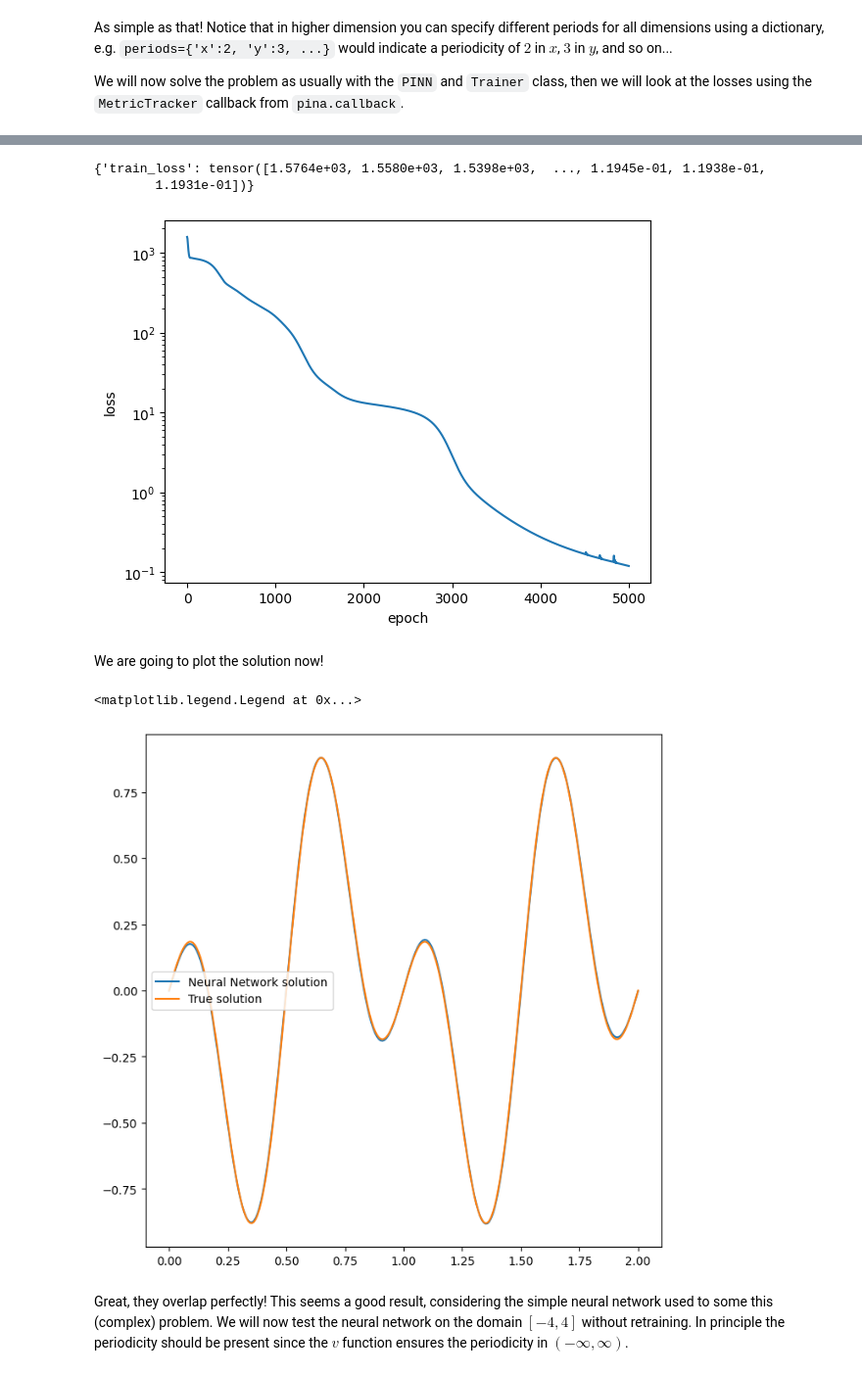
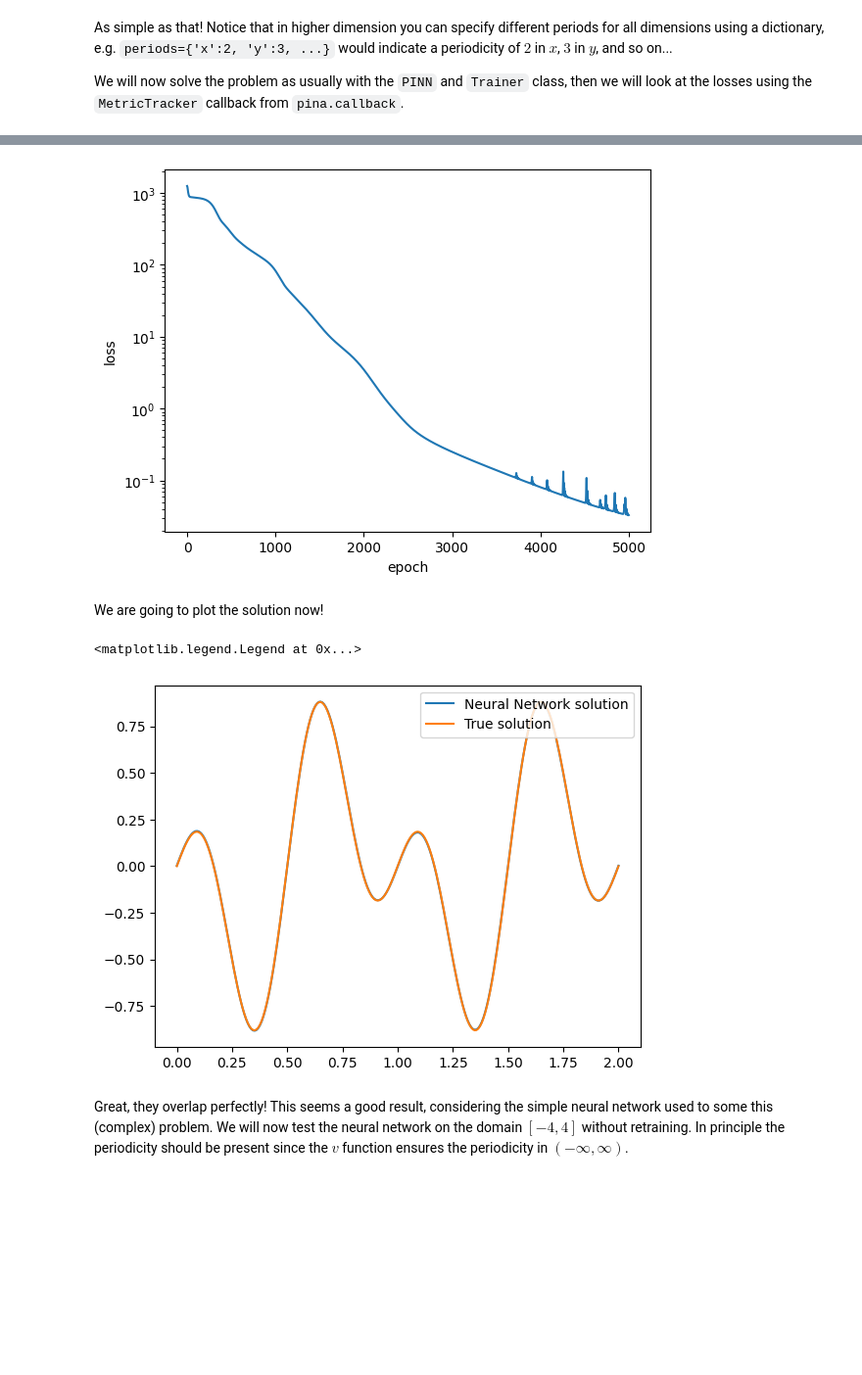
Before and after one commit to mathLab/PINA, a Jupyter notebook: tutorials/tutorial9/tutorial.ipynb, the cells around one changed output, grey strips where cells are left out. Shown at 98% size. Cells and saved outputs as stored; diff of their text form; code cells hidden in the pictures; blank space fills up the shorter version.

```diff
--- a/tutorials/tutorial9/tutorial.ipynb
+++ b/tutorials/tutorial9/tutorial.ipynb
@@ -129,15 +137,19 @@ would indicate a periodicity of $2$ in $x$, $3$ in $y$, and so on...
 
 We will now solve the problem as usually with the `PINN` and `Trainer` class, then we will look at the losses using the `MetricTracker` callback from `pina.callback`.
 # %%
-from pina.callback import MetricTracker
-from pina.optim import TorchOptimizer
-
-pinn = PINN(problem=problem, model=model, optimizer=TorchOptimizer(torch.optim.Adam, lr=0.001))
-trainer = Trainer(pinn, max_epochs=5000, accelerator='cpu', enable_model_summary=False, # we train on CPU and avoid model summary at beginning of training (optional)
-                  logger=True,
-                  callbacks=[MetricTracker()],
-                  train_size=1.0,
-                  val_size=0.0,
-                  test_size=0.0)
+pinn = PINN(
+    problem=problem,
+    model=model,
+)
+trainer = Trainer(
+    pinn,
+    max_epochs=5000,
+    accelerator="cpu",
+    enable_model_summary=False,
+    callbacks=[MetricTracker()],
+    train_size=1.0,
+    val_size=0.0,
+    test_size=0.0,
+)
 trainer.train()
 # %% [output]
@@ -146,34 +158,29 @@ TPU available: False, using: 0 TPU cores
 HPU available: False, using: 0 HPUs
 `Trainer.fit` stopped: `max_epochs=5000` reached.
 # %%
-#plot loss
+# plot loss
 trainer_metrics = trainer.callbacks[0].metrics
-print(trainer.callbacks[0].metrics)
-loss = trainer_metrics['train_loss']
-epochs = range(len(loss))
-plt.plot(epochs, loss.cpu())
+plt.plot(
+    range(len(trainer_metrics["train_loss"])), trainer_metrics["train_loss"]
+)
 # plotting
 plt.xlabel('epoch')
 plt.ylabel('loss')
 plt.yscale('log')
 # %% [output]
-{'train_loss': tensor([1.5764e+03, 1.5580e+03, 1.5398e+03,  ..., 1.1945e-01, 1.1938e-01,
-        1.1931e-01])}
-[figure, old version]
+[figure, new version]
 # %% [markdown]
 We are going to plot the solution now!
 # %%
 pts = pinn.problem.spatial_domain.sample(256, 'grid', variables='x')
-predicted_output = pinn.forward(pts).extract('u').as_subclass(torch.Tensor).cpu().detach()
-true_output = pinn.problem.truth_solution(pts).cpu().detach()
-pts = pts.cpu()
-fig, ax = plt.subplots(nrows=1, ncols=1, figsize=(8, 8))
-ax.plot(pts.extract(['x']), predicted_output, label='Neural Network solution')
-ax.plot(pts.extract(['x']), true_output, label='True solution')
+predicted_output = pinn.forward(pts).extract('u').tensor.detach()
+true_output = pinn.problem.solution(pts)
+plt.plot(pts.extract(['x']), predicted_output, label='Neural Network solution')
+plt.plot(pts.extract(['x']), true_output, label='True solution')
 plt.legend()
 # %% [output]
 <matplotlib.legend.Legend at 0x...>
-[figure, old version]
+[figure, new version]
 # %% [markdown]
 Great, they overlap perfectly! This seems a good result, considering the simple neural network used to some this (complex) problem. We will now test the neural network on the domain $[-4, 4]$ without retraining. In principle the periodicity should be present since the $v$ function ensures the periodicity in $(-\infty, \infty)$.
 # %%
```
Also changed, not shown: parts of 6 cells of this notebook, 29 other files.
